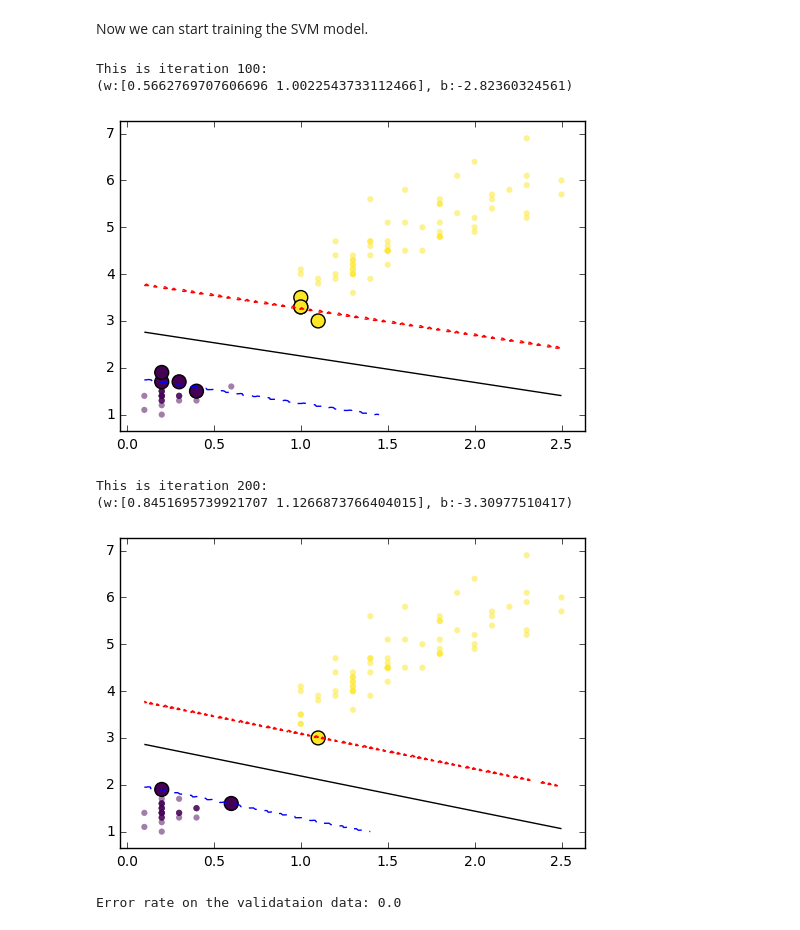
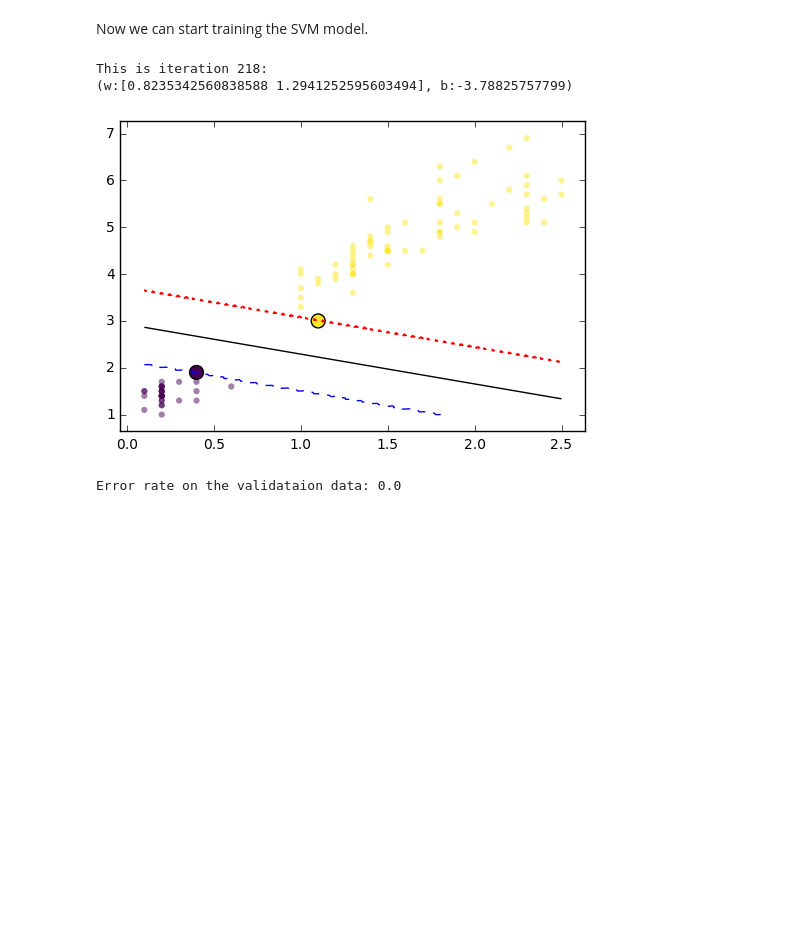
Before and after one commit to reza-asad/SVM-with-SMO, a Jupyter notebook: SVM.ipynb, the cells around one changed output. Saved outputs shown, nothing was run; the diff lists cells and outputs as text; code cells hidden in the pictures; blank space fills up the shorter version.

Commit message:
Added plotting the final model

```diff
--- a/SVM.ipynb
+++ b/SVM.ipynb
@@ -56,14 +56,11 @@ Now we can start training the SVM model.
 # %%
 from svm import *
 
 svm_fast = SVM(X_train, y_train, verbose=True)
-svm_fast.train(print_every=100)
+svm_fast.train()
 print "Error rate on the validataion data: {}".format(sum((svm_fast.predict(X_val) != y_val)) / float(len(y_val)))
 # %% [output]
-This is iteration 100:
-(w:[0.5662769707606696 1.0022543733112466], b:-2.82360324561)
+This is iteration 218:
+(w:[0.8235342560838588 1.2941252595603494], b:-3.78825757799)
-[figure, old version]
+[figure, new version]
-This is iteration 200:
-(w:[0.8451695739921707 1.1266873766404015], b:-3.30977510417)
+Error rate on the validataion data: 0.0
-[figure, removed]
-Error rate on the validataion data: 0.0
```
Also changed, not shown: 2 other files.
